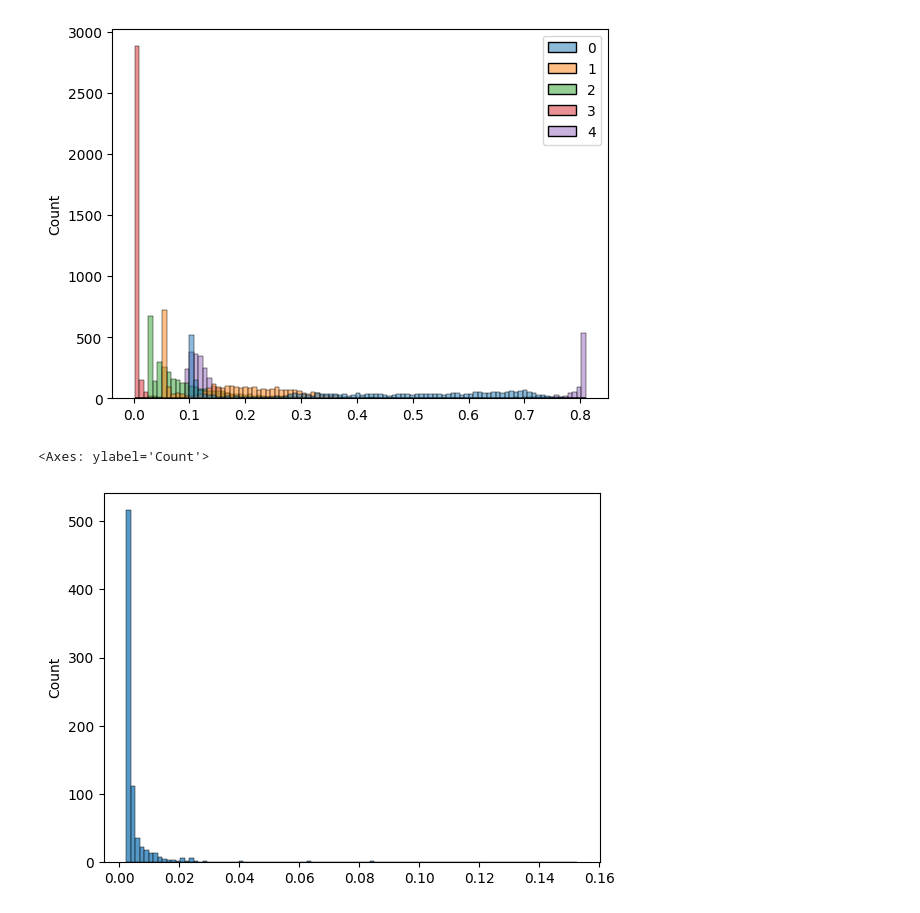
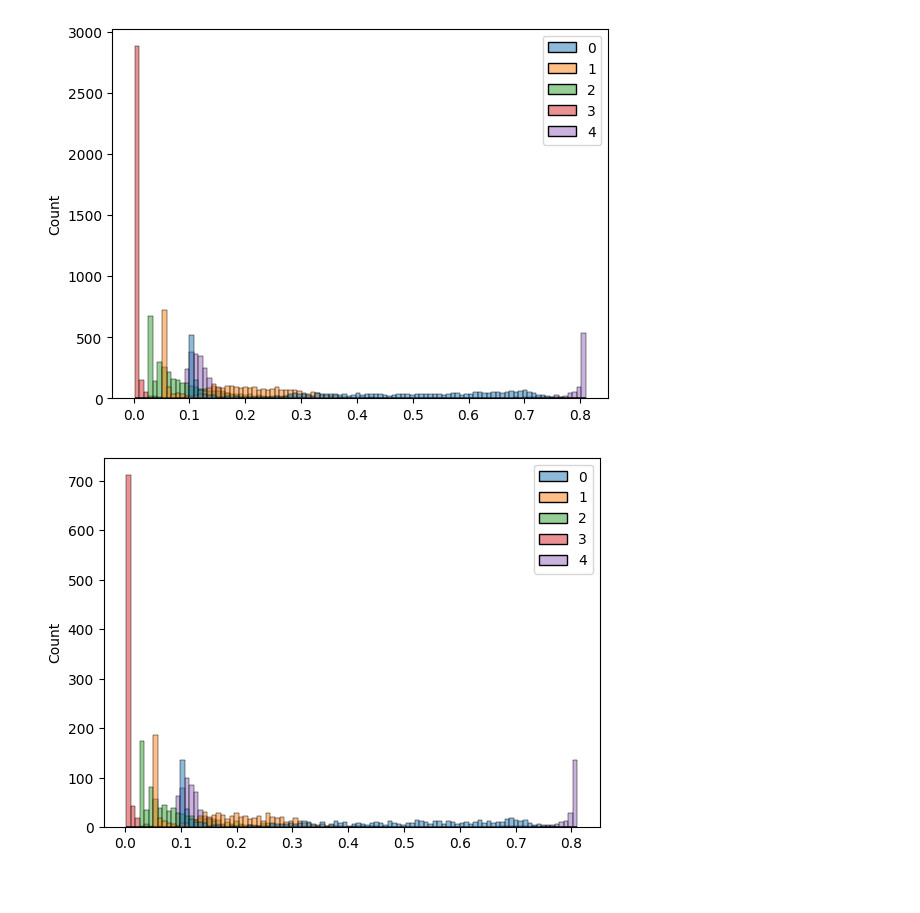
Before and after one commit to fbaltor/problematic-internet-use, a Jupyter notebook: train.ipynb, the cells around one changed output. Cells and saved outputs as stored; diff of their text form; code cells hidden in the pictures.

```diff
--- a/train.ipynb
+++ b/train.ipynb
@@ -360,8 +358,7 @@ save_image(experiment_name, "train_predictions_histogram")
 # %% [output]
 [figure]
 # %%
-sns.histplot([x[3] for x in test_predictions], bins=100)
-# save_image(experiment_name, "test_predictions_histogram")
+sns.histplot(test_predictions, bins=100)
+save_image(experiment_name, "test_predictions_histogram")
 # %% [output]
-<Axes: ylabel='Count'>
-[figure, old version]
+[figure, new version]
```
Also changed, not shown: parts of 2 cells of this notebook, 1 other file.
